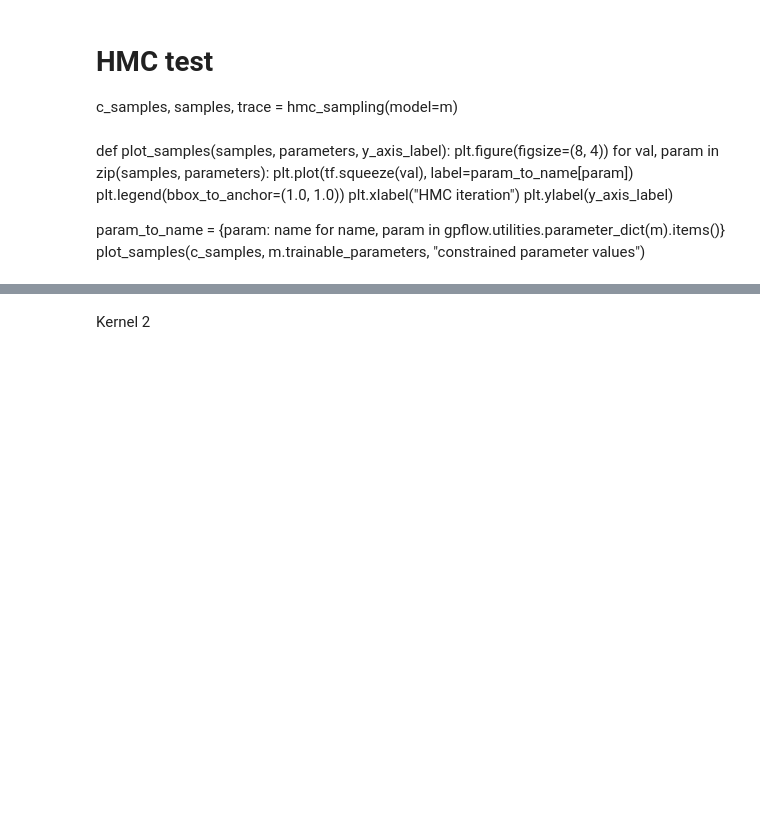
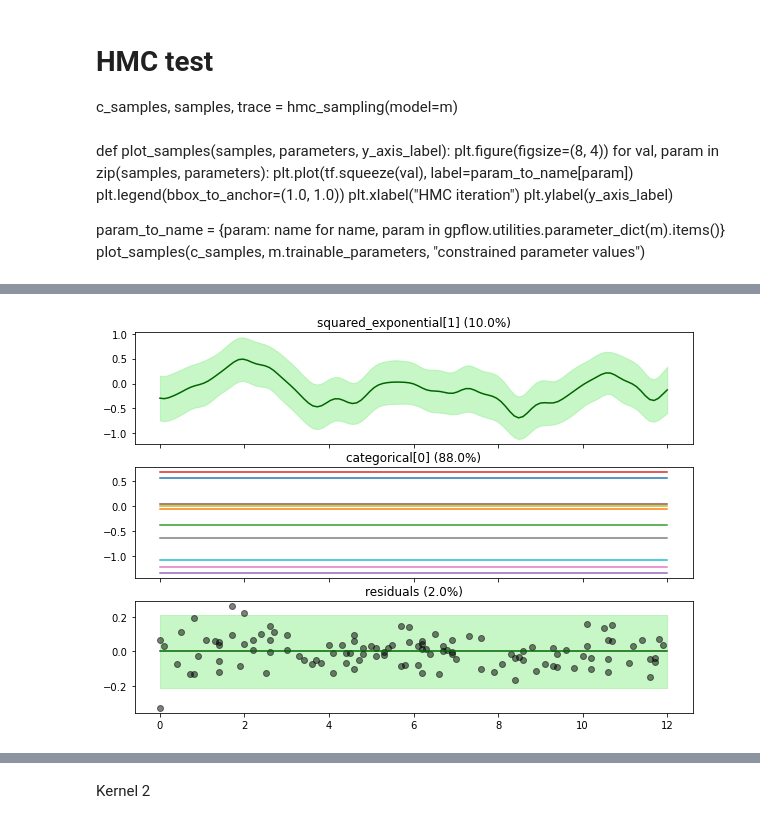
Before and after one commit to omicsEye/waveome, a Jupyter notebook: kernel_learning/kernel_search.ipynb, the cells around one changed output, grey strips where cells are left out. Cells and saved outputs as stored; diff of their text form; code cells hidden in the pictures; blank space fills up the shorter version.

```diff
--- a/kernel_learning/kernel_search.ipynb
+++ b/kernel_learning/kernel_search.ipynb
@@ -804,3 +814,11 @@ p = gp_predict_fun(
+# %%
+# Print resulting decomposition
+pred_kernel_parts(res[best_model[1]][1],
+                  best_model[1],
+                  x_min=0, x_max=12, x_idx=1,#2,
+                  unit_idx=0, unit_label=5)
+# %% [output]
+[figure, new version]
 # %%
 import networkx as nx
 graph = nx.DiGraph()
```
Also changed, not shown: parts of 25 cells of this notebook, 5 other files.
